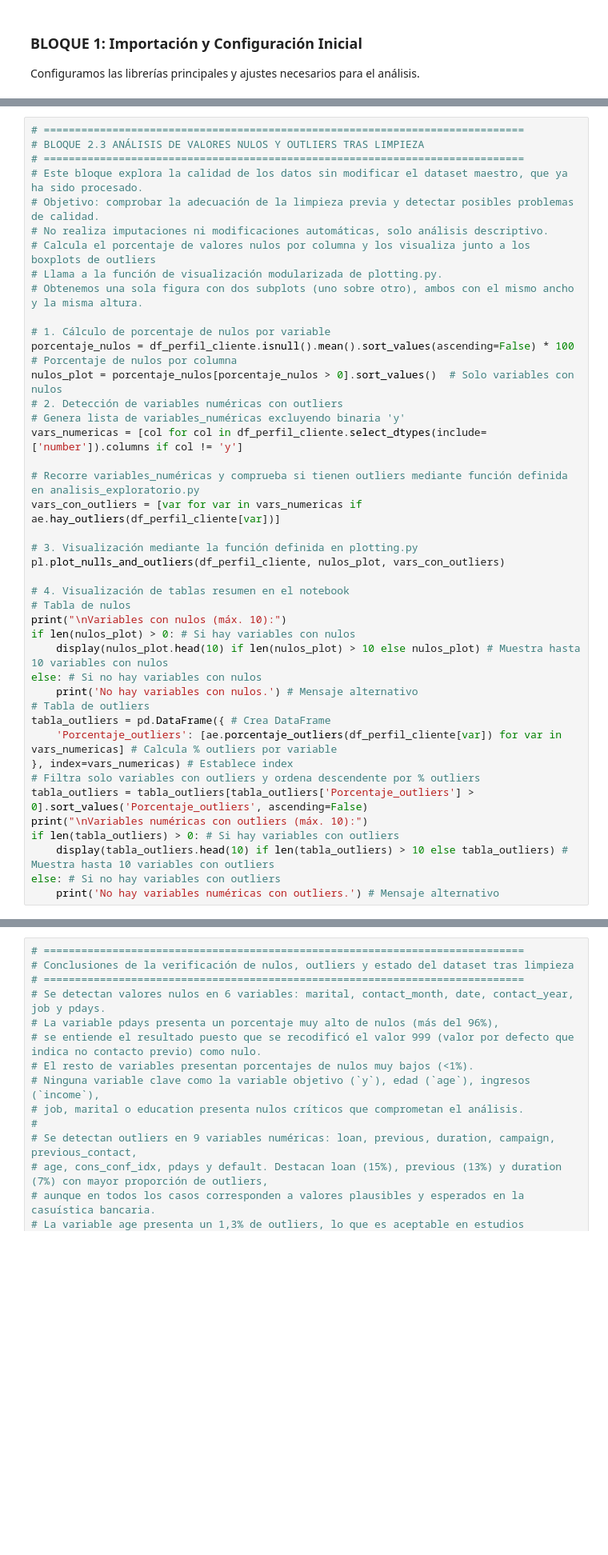
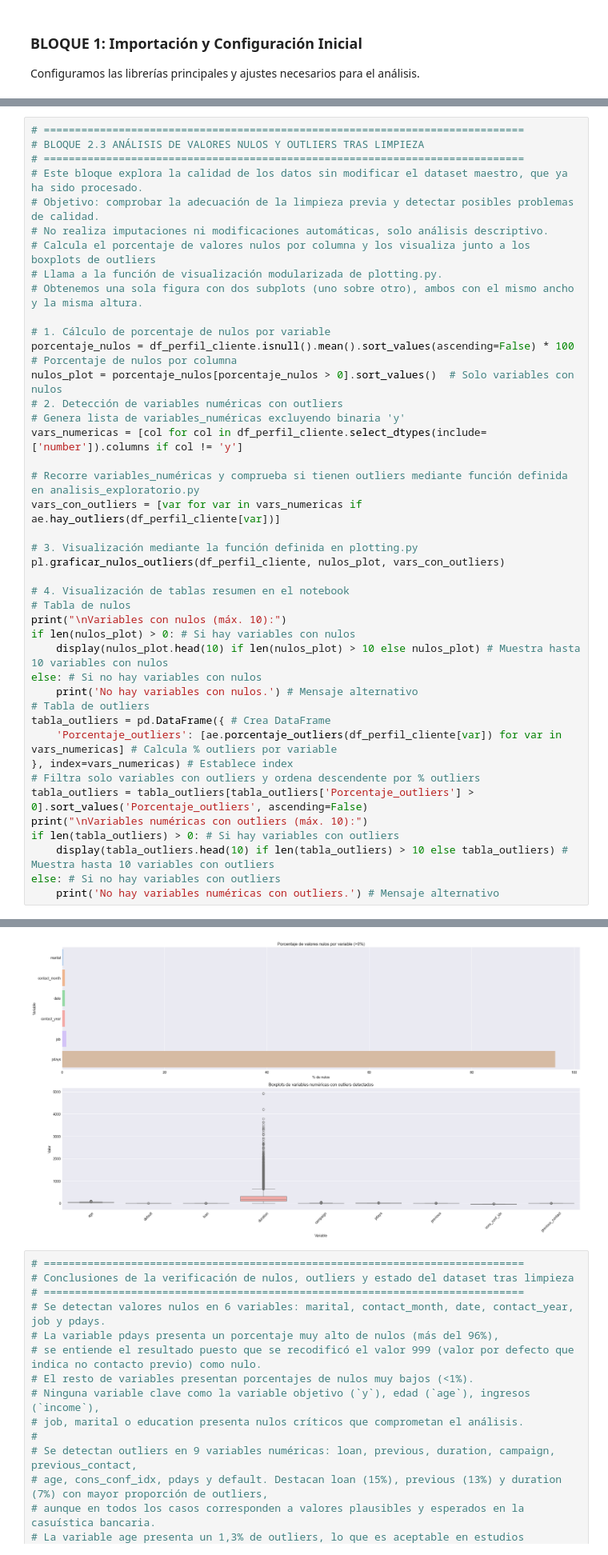
Before and after one commit to roseprogramming/eda_marqueting_bancario, a Jupyter notebook: notebooks/01_EDA_Analisis.ipynb, the cells around one changed output, grey strips where cells are left out. Shown at 80% size. Cells and saved outputs as stored; diff of their text form; blank space fills up the shorter version.

```diff
--- a/notebooks/01_EDA_Analisis.ipynb
+++ b/notebooks/01_EDA_Analisis.ipynb
@@ -428,7 +476,7 @@ vars_numericas = [col for col in df_perfil_cliente.select_dtypes(include=['numbe
 vars_con_outliers = [var for var in vars_numericas if ae.hay_outliers(df_perfil_cliente[var])]
 
 # 3. Visualización mediante la función definida en plotting.py
-pl.plot_nulls_and_outliers(df_perfil_cliente, nulos_plot, vars_con_outliers)
+pl.graficar_nulos_outliers(df_perfil_cliente, nulos_plot, vars_con_outliers)
 
 # 4. Visualización de tablas resumen en el notebook
 # Tabla de nulos
@@ -448,3 +496,4 @@ if len(tabla_outliers) > 0: # Si hay variables con outliers
     display(tabla_outliers.head(10) if len(tabla_outliers) > 10 else tabla_outliers) # Muestra hasta 10 variables con outliers
 else: # Si no hay variables con outliers
     print('No hay variables numéricas con outliers.') # Mensaje alternativo
+# %% [output]
@@ -451,3 +519,4 @@ else: # Si no hay variables con outliers
+[figure, added]
 # %%
 # =============================================================================
 # Conclusiones de la verificación de nulos, outliers y estado del dataset tras limpieza
```
Also changed, not shown: parts of 19 cells of this notebook, 23 other files.
